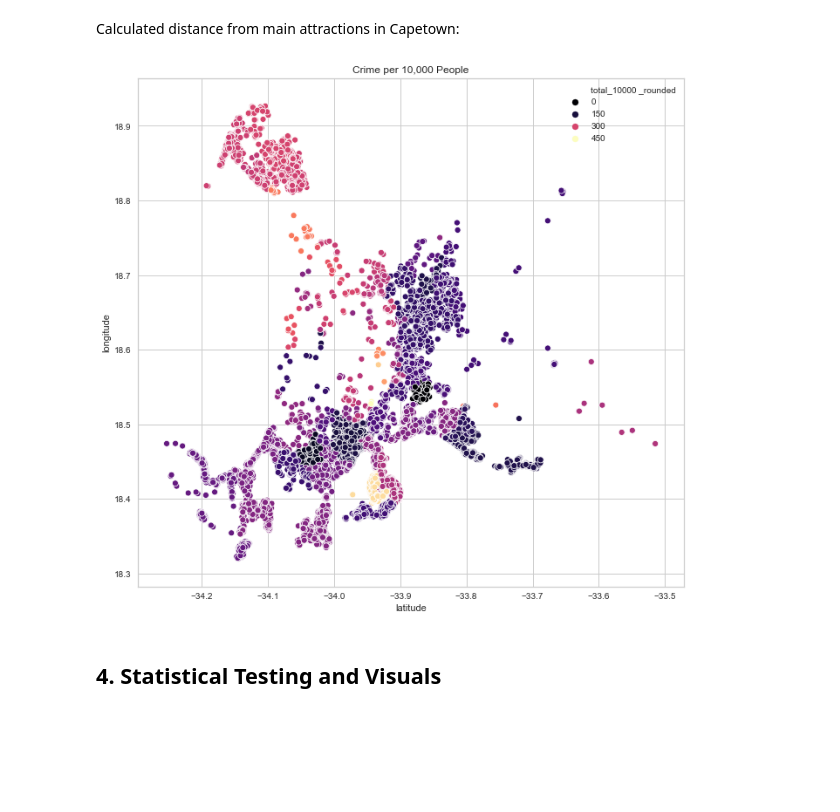
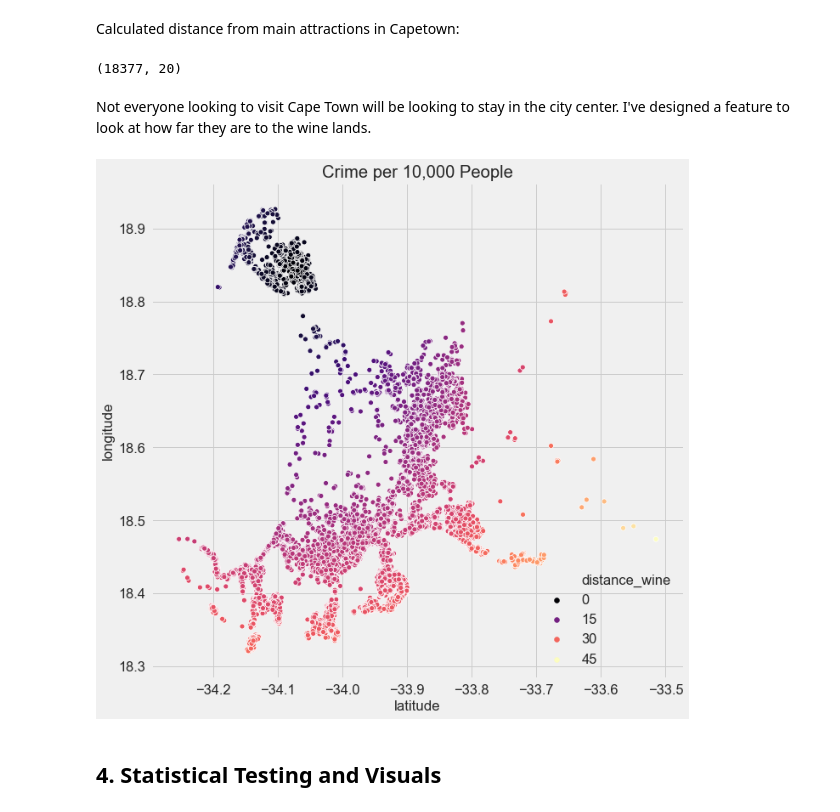
Before and after one commit to dolcikey/Cape_Town_AirBNB, a Jupyter notebook: Final_Cape_Town_AirBNB.ipynb, the cells around one changed output. Drawn from its saved outputs; the diff is of its cells as text; code cells hidden in the pictures; blank space fills up the shorter version.

```diff
--- a/Final_Cape_Town_AirBNB.ipynb
+++ b/Final_Cape_Town_AirBNB.ipynb
@@ -267,12 +267,18 @@ listing_df['distance_wine'] = listing_df[['latitude', 'longitude']].apply(lambda
 airport = (-33.9249,18.4241)
 listing_df['distance_airport'] = listing_df[['latitude', 'longitude']].apply(lambda x: great_circle(airport,
                                                                                                (x['latitude'], x['longitude'])).miles, axis = 1)
+# %%
+listing_df.shape
+# %% [output]
+(18377, 20)
+# %% [markdown]
+Not everyone looking to visit Cape Town will be looking to stay in the city center.  I've designed a feature to look at how far they are to the wine lands.
 # %%
 figure,ax = plt.subplots(figsize=(10,10))
-sns.scatterplot(x = listing_df['latitude'],y = listing_df['longitude'],hue = listing_df['total_10000 _rounded'], data = listing_df, palette = 'magma')
+sns.scatterplot(x = listing_df['latitude'],y = listing_df['longitude'],hue = listing_df['distance_wine'], data = listing_df, palette = 'magma')
 plt.title('Crime per 10,000 People');
 # %% [output]
-[figure, old version]
+[figure, new version]
 # %% [markdown]
 ## 4. Statistical Testing and Visuals
 # %% [markdown]
```
Also changed, not shown: parts of 15 cells of this notebook.
